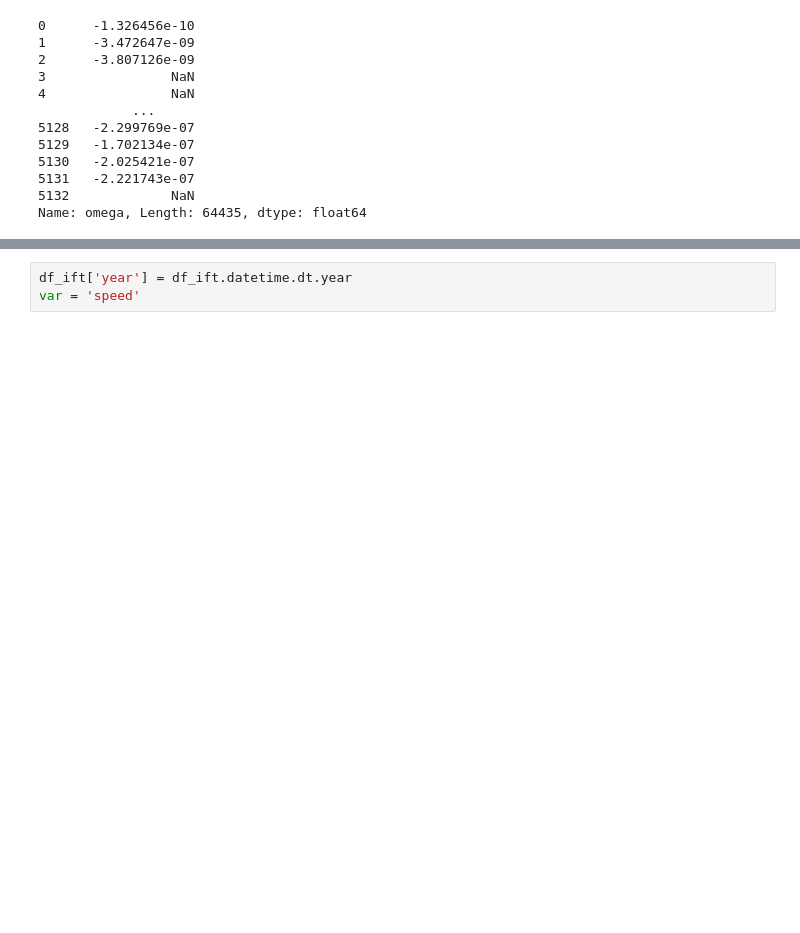
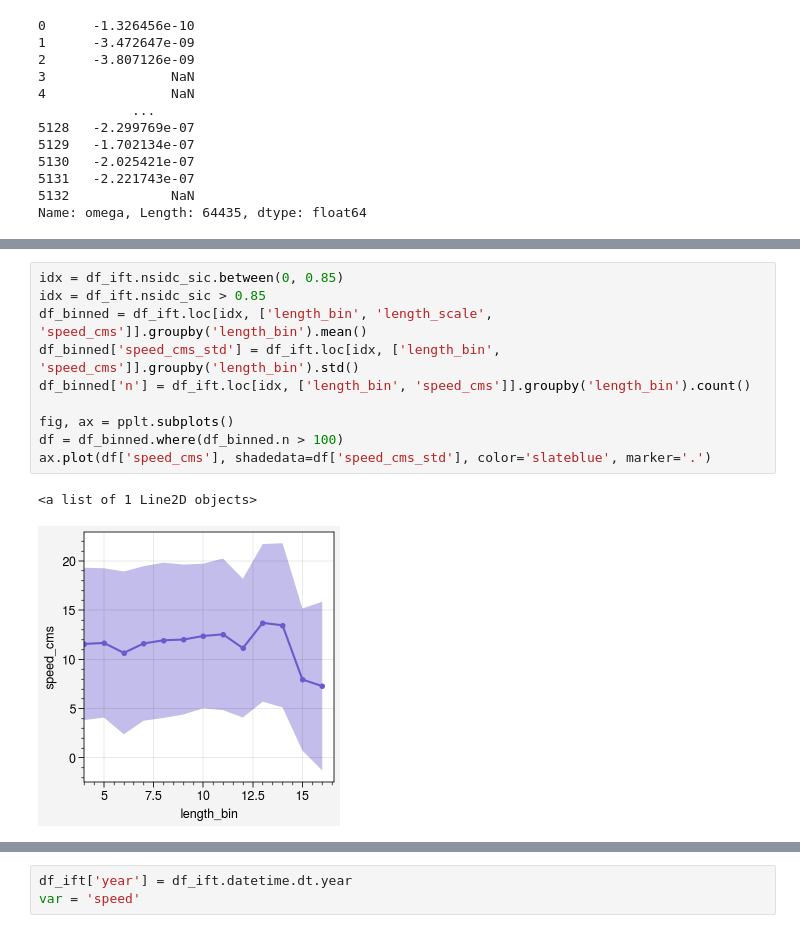
Before and after one commit to danielmwatkins/miz_scales_of_motion, a Jupyter notebook: notebooks/ocean_sciences_visualizations.ipynb, the cells around one changed output, grey strips where cells are left out. Saved outputs shown, nothing was run; the diff lists cells and outputs as text; blank space fills up the shorter version.

```diff
--- a/notebooks/ocean_sciences_visualizations.ipynb
+++ b/notebooks/ocean_sciences_visualizations.ipynb
@@ -279,0 +412,13 @@ fig.save('../figures/presentations/drift_speed_dist.pdf', dpi=300)
+# %%
+idx = df_ift.nsidc_sic.between(0, 0.85)
+idx = df_ift.nsidc_sic > 0.85
+df_binned = df_ift.loc[idx, ['length_bin', 'length_scale', 'speed_cms']].groupby('length_bin').mean()
+df_binned['speed_cms_std'] = df_ift.loc[idx, ['length_bin', 'speed_cms']].groupby('length_bin').std()
+df_binned['n'] = df_ift.loc[idx, ['length_bin', 'speed_cms']].groupby('length_bin').count()
+
+fig, ax = pplt.subplots()
+df = df_binned.where(df_binned.n > 100)
+ax.plot(df['speed_cms'], shadedata=df['speed_cms_std'], color='slateblue', marker='.')
+# %% [output]
+<a list of 1 Line2D objects>
+[figure, added]
```
Also changed, not shown: parts of 13 cells of this notebook, 8 other files.
